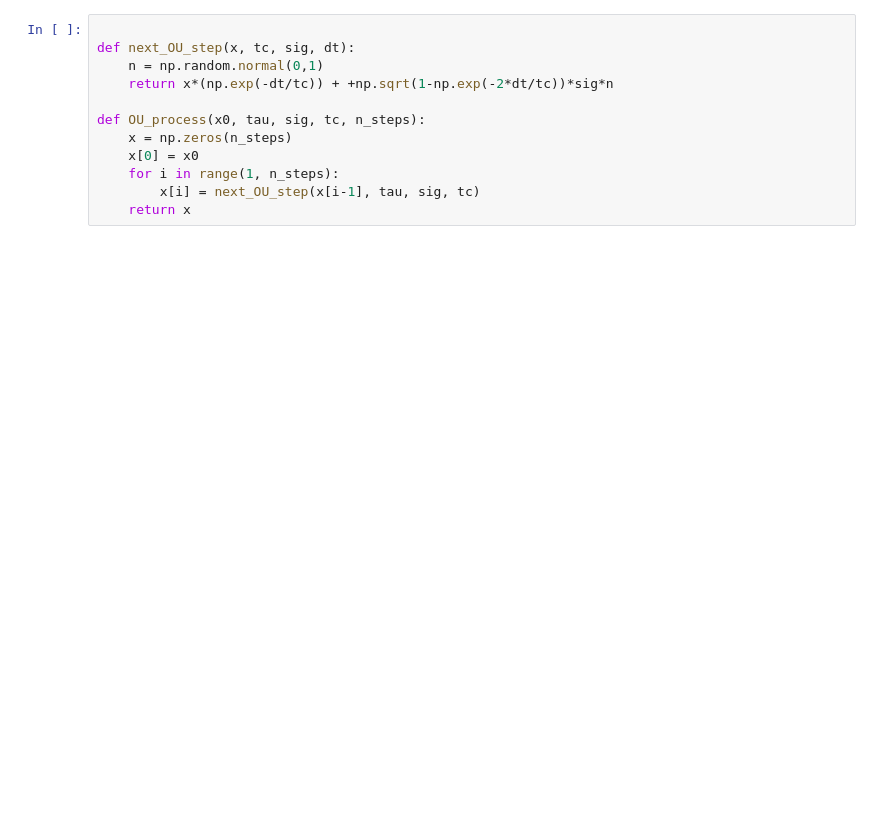
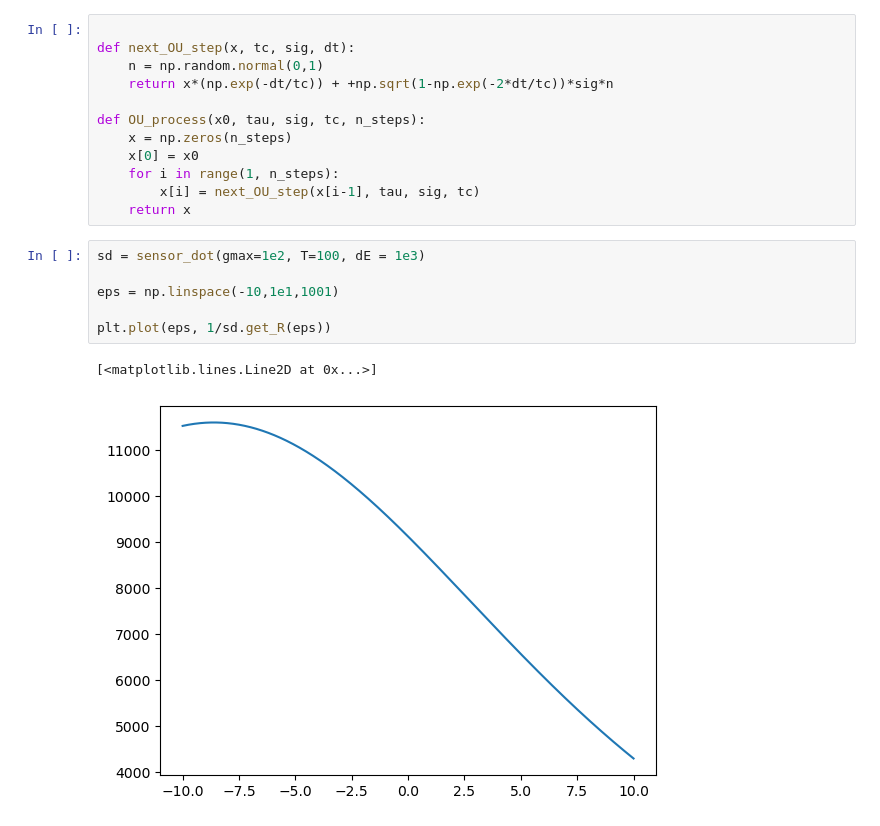
Before and after one commit to quantumJAK/Bayesian-measurment, a Jupyter notebook: Reflectometry signal.ipynb, the cells around one changed output. Saved outputs shown, nothing was run; the diff lists cells and outputs as text; blank space fills up the shorter version.

```diff
--- a/Reflectometry signal.ipynb
+++ b/Reflectometry signal.ipynb
@@ -69,3 +173,12 @@ def OU_process(x0, tau, sig, tc, n_steps):
     for i in range(1, n_steps):
         x[i] = next_OU_step(x[i-1], tau, sig, tc)
     return x
+# %%
+sd = sensor_dot(gmax=1e2, T=100, dE = 1e3)
+
+eps = np.linspace(-10,1e1,1001)
+
+plt.plot(eps, 1/sd.get_R(eps))
+# %% [output]
+[<matplotlib.lines.Line2D at 0x...>]
+[figure, added]
```
Also changed, not shown: parts of 9 cells of this notebook, 3 other files.
